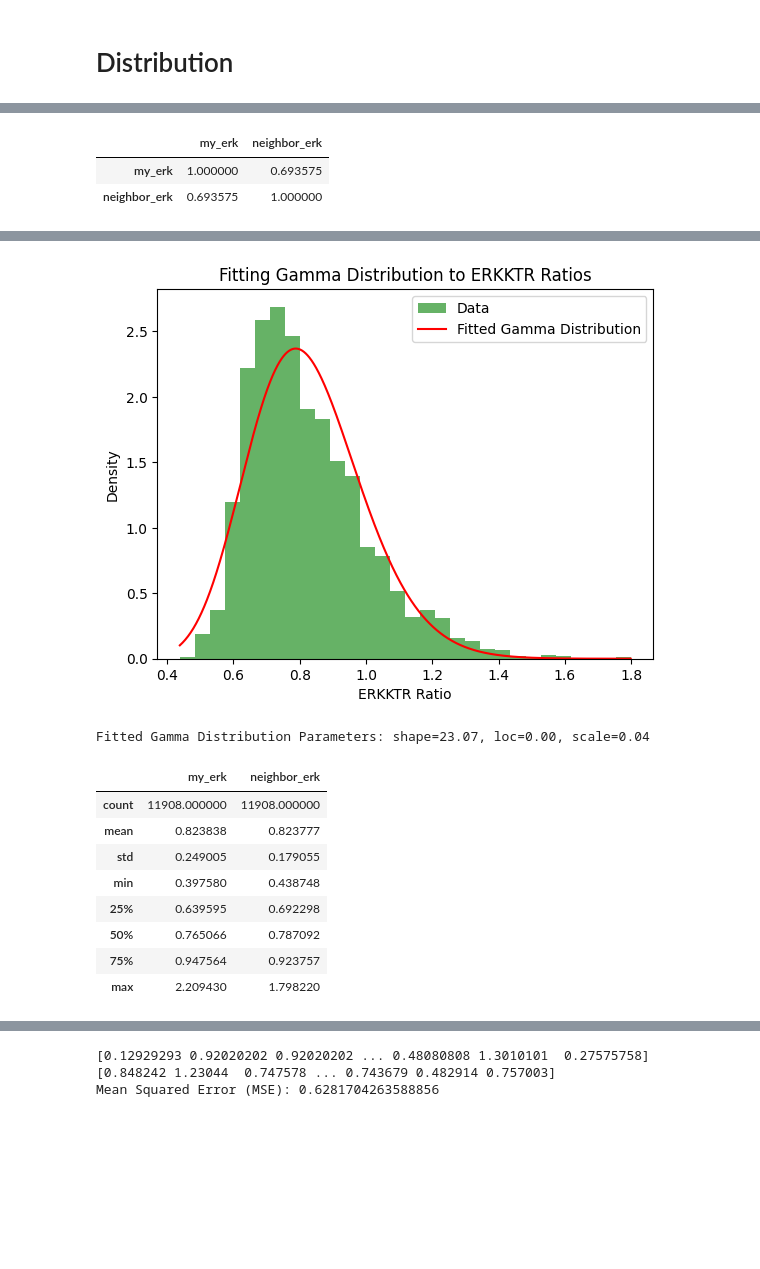
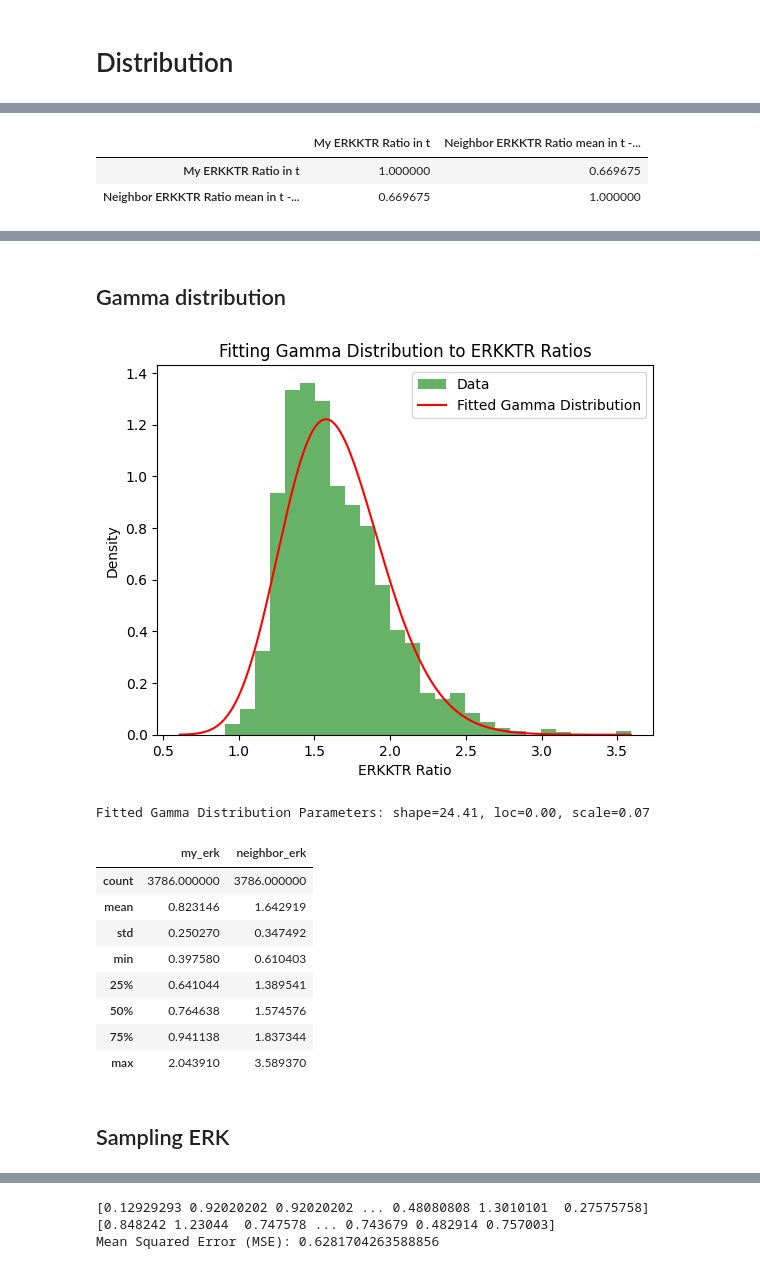
Before and after one commit to MichalMaszkowski/ZPP, a Jupyter notebook: erk_distribution/Copy_of_ZPP_data_exploration.ipynb, the cells around one changed output, grey strips where cells are left out. Saved outputs shown, nothing was run; the diff lists cells and outputs as text; code cells hidden in the pictures; blank space fills up the shorter version.

```diff
--- a/erk_distribution/Copy_of_ZPP_data_exploration.ipynb
+++ b/erk_distribution/Copy_of_ZPP_data_exploration.ipynb
@@ -528,7 +528,7 @@ df_WT = df[df['Image_Metadata_Site'] <= 4]
 df_WT_Field = df_WT[(df_WT['Image_Metadata_Site'] == 1) & (df_WT['Exp_ID'] == 1)]
 
 ERKs = []
-for i in range(1, 10):
+for i in range(1, 4):
     points = df_WT_Field[df_WT_Field['Image_Metadata_T'] == i][['objNuclei_Location_Center_X', 'objNuclei_Location_Center_Y']].values
     vor = Voronoi(points)
 
@@ -550,8 +550,6 @@ for i in range(1, 10):
             (df_WT_Field['track_id'] == cell)
         ]['ERKKTR_ratio'].values
 
-        if len(cell_erk_t_minus_1) > 0:
-            neighbor_erk.append(cell_erk_t_minus_1[0])
 
         for neighbor in neighbors[cell]:
             neighbor_erk_values = df_WT_Field[
@@ -566,23 +564,26 @@ for i in range(1, 10):
             neighbor_erk_mean = np.mean(neighbor_erk)
         else:
             continue
+        if len(cell_erk_t_minus_1) > 0:
+                # add your value
+                neighbor_erk_mean += cell_erk_t_minus_1[0]
         ERKs.append([my_erk[0], neighbor_erk_mean])
 
-df_ERK = pd.DataFrame(ERKs, columns=['my_erk', 'neighbor_erk'])
+df_ERK = pd.DataFrame(ERKs, columns=['My ERKKTR Ratio in t', 'Neighbor ERKKTR Ratio mean in t - 1 + my ERKKTR Ratio in t - 1'])
 
-df_ERK = df_ERK.dropna(subset=['my_erk', 'neighbor_erk'])
+df_ERK = df_ERK.dropna(subset=['My ERKKTR Ratio in t', 'Neighbor ERKKTR Ratio mean in t - 1 + my ERKKTR Ratio in t - 1'])
 
 # Plot using matplotlib (2D histogram)
 plt.figure(figsize=(8, 6))
-plt.hist2d(df_ERK['my_erk'], df_ERK['neighbor_erk'], bins=30, cmap='Blues')
+plt.hist2d(df_ERK['My ERKKTR Ratio in t'], df_ERK['Neighbor ERKKTR Ratio mean in t - 1 + my ERKKTR Ratio in t - 1'], bins=30, cmap='Blues')
 plt.colorbar(label='Frequency')
-plt.xlabel('My ERKKTR Ratio')
-plt.ylabel('Neighbor ERKKTR Ratio')
+plt.xlabel('My ERKKTR Ratio in t')
+plt.ylabel('Neighbor ERKKTR Ratio mean in t - 1 + my ERKKTR Ratio in t - 1')
 plt.title('2D Histogram of ERKKTR Ratios')
 plt.show()
 
 # Plot using seaborn (Jointplot)
-sns.jointplot(x='my_erk', y='neighbor_erk', data=df_ERK, kind='hex', cmap='Blues')
+sns.jointplot(x='My ERKKTR Ratio in t', y='Neighbor ERKKTR Ratio mean in t - 1 + my ERKKTR Ratio in t - 1', data=df_ERK, kind='hex', cmap='Blues')
 plt.suptitle('Jointplot of ERKKTR Ratios', y=1.02)
 plt.show()
 # %% [output]
@@ -591,11 +592,11 @@ plt.show()
 # %%
 # check correlation
-correlation = df_ERK[['my_erk', 'neighbor_erk']].corr(method='spearman')
+correlation = df_ERK[['My ERKKTR Ratio in t', 'Neighbor ERKKTR Ratio mean in t - 1 + my ERKKTR Ratio in t - 1']].corr(method='spearman')
 correlation
 # %% [output]
-|  | my_erk | neighbor_erk |
-| my_erk | 1.000000 | 0.693575 |
-| neighbor_erk | 0.693575 | 1.000000 |
+|  | My ERKKTR Ratio in t | Neighbor ERKKTR Ratio mean in t -... |
+| My ERKKTR Ratio in t | 1.000000 | 0.669675 |
+| Neighbor ERKKTR Ratio mean in t -... | 0.669675 | 1.000000 |
 # %%
 !pip install copulas
 # %% [output]
@@ -610,52 +611,58 @@ Requirement already satisfied: tzdata>=2022.7 in /usr/local/lib/python3.10/dist-
 Requirement already satisfied: tenacity>=6.2.0 in /usr/local/lib/python3.10/dist-packages (from plotly>=5.10.0->copulas) (9.0.0)
 Requirement already satisfied: packaging in /usr/local/lib/python3.10/dist-packages (from plotly>=5.10.0->copulas) (24.2)
 Requirement already satisfied: six>=1.5 in /usr/local/lib/python3.10/dist-packages (from python-dateutil>=2.8.2->pandas>=1.4.0->copulas) (1.16.0)
+# %% [markdown]
+## Gamma distribution
 # %%
 import numpy as np
 import pandas as pd
 import matplotlib.pyplot as plt
 from scipy.stats import gamma
 
+#Rename df_ERK columns
+df_ERK = df_ERK.rename(columns={'My ERKKTR Ratio in t': 'my_erk', 'Neighbor ERKKTR Ratio mean in t - 1 + my ERKKTR Ratio in t - 1': 'neighbor_erk'})
 # Assuming df_ERK contains your ERK ratio data
 data = df_ERK['neighbor_erk']
 
 # Step 1: Fit the Gamma distribution to your data
 shape, loc, scale = gamma.fit(data, floc=0)  # Fix location to 0 if the data is strictly positive
 
 # Step 2: Create the fitted Gamma distribution
 gamma_dist = gamma(shape, loc, scale)
 
 # Step 3: Plot the histogram of your data and the fitted Gamma distribution
 plt.hist(data, bins=30, density=True, alpha=0.6, color='g', label='Data')
 
 # Plot the fitted Gamma distribution's probability density function (PDF)
 x = np.linspace(min(data), max(data), 1000)
 plt.plot(x, gamma_dist.pdf(x), 'r-', label='Fitted Gamma Distribution')
 
 # Labels and title
 plt.xlabel('ERKKTR Ratio')
 plt.ylabel('Density')
 plt.title('Fitting Gamma Distribution to ERKKTR Ratios')
 plt.legend()
 plt.show()
 
 # Step 4: Print the fitted parameters
 print(f"Fitted Gamma Distribution Parameters: shape={shape:.2f}, loc={loc:.2f}, scale={scale:.2f}")
 # %% [output]
-[figure, old version]
+[figure, new version]
-Fitted Gamma Distribution Parameters: shape=23.07, loc=0.00, scale=0.04
+Fitted Gamma Distribution Parameters: shape=24.41, loc=0.00, scale=0.07
 # %%
 df_ERK.describe()
 # %% [output]
 |  | my_erk | neighbor_erk |
-| count | 11908.000000 | 11908.000000 |
-| mean | 0.823838 | 0.823777 |
-| std | 0.249005 | 0.179055 |
-| min | 0.397580 | 0.438748 |
-| 25% | 0.639595 | 0.692298 |
-| 50% | 0.765066 | 0.787092 |
-| 75% | 0.947564 | 0.923757 |
-| max | 2.209430 | 1.798220 |
+| count | 3786.000000 | 3786.000000 |
+| mean | 0.823146 | 1.642919 |
+| std | 0.250270 | 0.347492 |
+| min | 0.397580 | 0.610403 |
+| 25% | 0.641044 | 1.389541 |
+| 50% | 0.764638 | 1.574576 |
+| 75% | 0.941138 | 1.837344 |
+| max | 2.043910 | 3.589370 |
+# %% [markdown]
+## Sampling ERK
 # %%
 import numpy as np
 import pandas as pd
```
Also changed, not shown: parts of 38 cells of this notebook.
